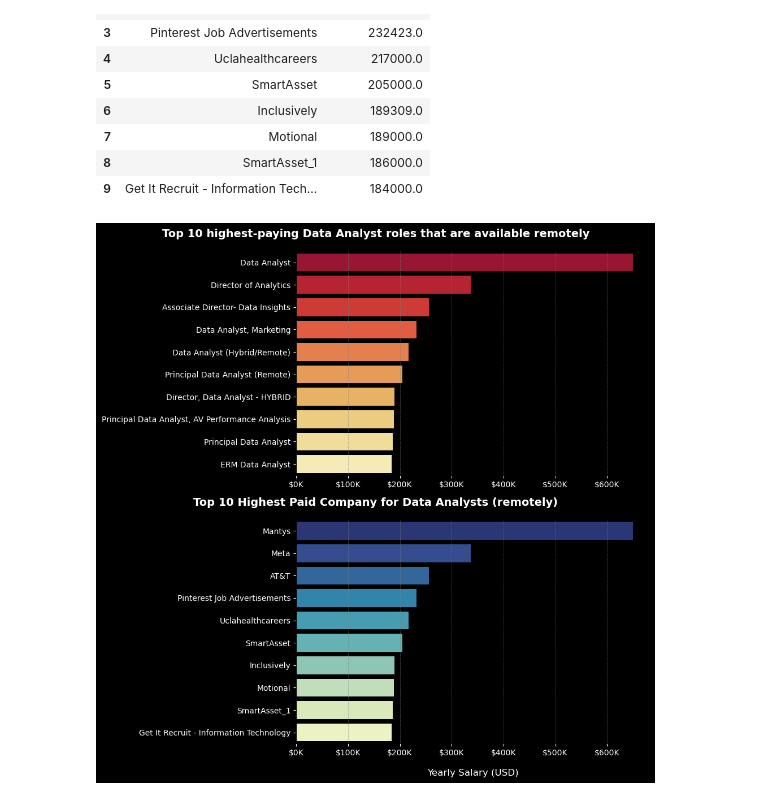
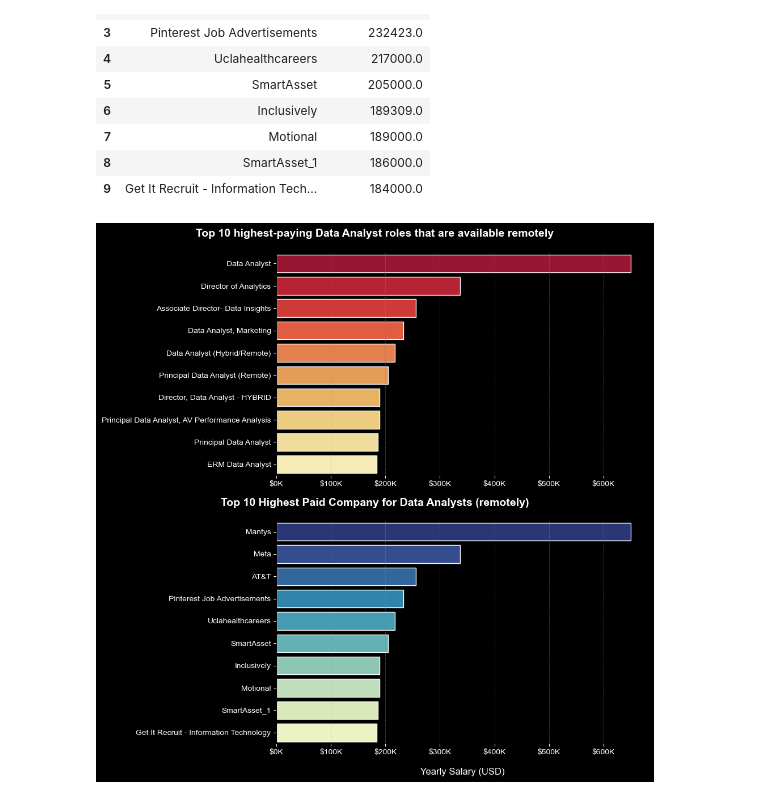
Before and after one commit to TomaszK94/SQL, a Jupyter notebook: Graphs/1_top_paying_jobs.ipynb, the cells around one changed output. Drawn from its saved outputs; the diff is of its cells as text; code cells hidden in the pictures.

Commit message:
1_visualization_set_theme

```diff
--- a/Graphs/1_top_paying_jobs.ipynb
+++ b/Graphs/1_top_paying_jobs.ipynb
@@ -103,6 +103,7 @@ df_2
 # %%
 fig, ax = plt.subplots(2, 1, figsize=(10, 10), facecolor="black")
 sns.despine()
+sns.set_theme(style="ticks")
 
 palette= sns.color_palette("YlOrRd", n_colors=10)
 sns.barplot(data=df_1, x="salary_year_avg", y="job_title", ax=ax[0], hue="salary_year_avg", palette=palette, legend=False)
@@ -113,31 +114,31 @@ ax[0].set_ylabel("")
 ax[0].set_xlabel("")
 ax[0].xaxis.set_major_formatter(plt.FuncFormatter(lambda x, _: f"${int(x/1000)}K"))
 
 ax[0].set_facecolor("black")
 ax[0].tick_params(axis='x', colors='white', labelsize=10)
 ax[0].tick_params(axis='y', colors='white', labelsize=10)
 
 fig.text(0.5, 0.97, "Top 10 highest-paying Data Analyst roles that are available remotely", color='white', fontweight='bold', ha='center', fontsize=14)
 
 
 palette1= sns.color_palette("YlGnBu", n_colors=10)
 sns.barplot(data=df_2, x="salary_year_avg", y="company_name", ax=ax[1], hue="salary_year_avg", palette=palette1, legend=False)
 
 ax[1].grid(axis="x", color="gray", linestyle="--", linewidth=0.5, alpha=0.7, zorder=0)
 ax[1].set_title(" ", pad=20)
 ax[1].set_ylabel("")
 ax[1].set_xlabel("Yearly Salary (USD)", color="white", fontsize=12, labelpad=15)
 ax[1].set_xlim(ax[0].get_xlim())
 ax[1].xaxis.set_major_formatter(plt.FuncFormatter(lambda x, _: f"${int(x/1000)}K"))
 
 ax[1].set_facecolor("black")
 ax[1].tick_params(axis='x', colors='white', labelsize=10)
 ax[1].tick_params(axis='y', colors='white', labelsize=10)
 
 fig.text(0.5, 0.495, "Top 10 Highest Paid Company for Data Analysts (remotely)", color='white', fontweight='bold', ha='center', fontsize=14)
 
 
 fig.tight_layout()
 plt.show()
 # %% [output]
-[figure, old version]
+[figure, new version]
```
Also changed, not shown: 1 other file.
